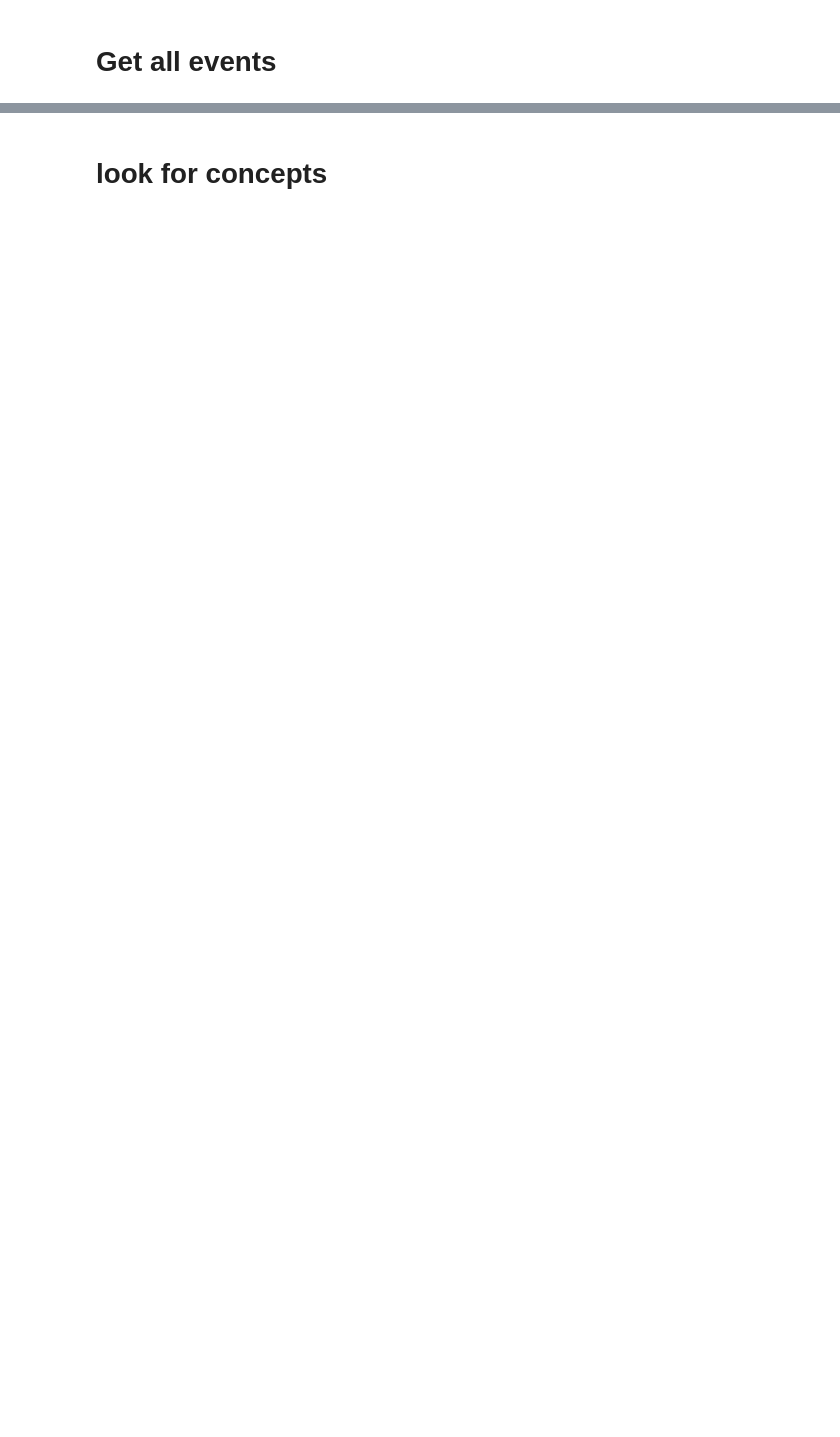
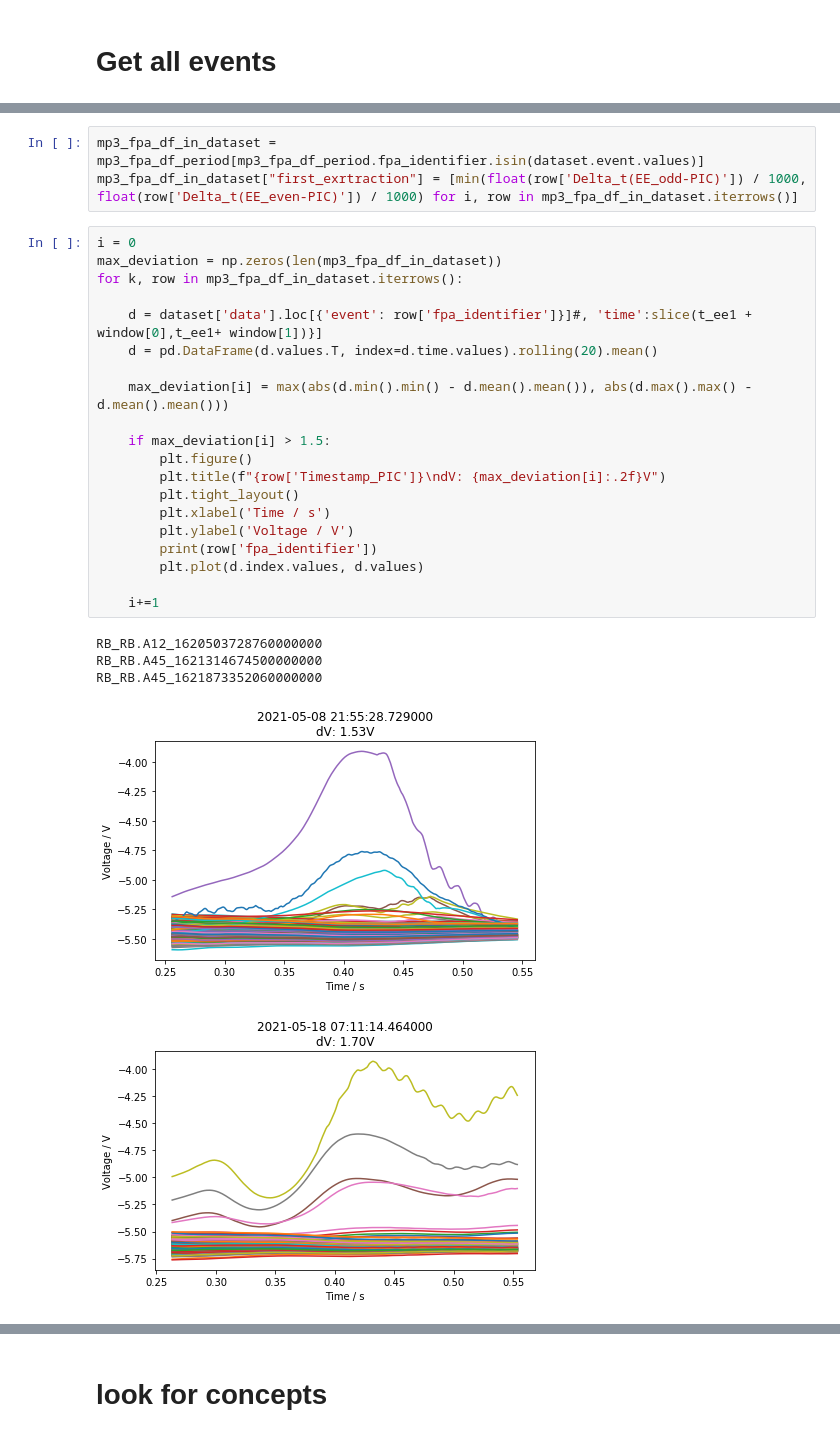
Before and after one commit to cobermai/lhc_anomaly_detection, a Jupyter notebook: notebooks/RB_FPA_analysis_prim_quench.ipynb, the cells around one changed output, grey strips where cells are left out. Saved outputs shown, nothing was run; the diff lists cells and outputs as text; blank space fills up the shorter version.

```diff
--- a/notebooks/RB_FPA_analysis_prim_quench.ipynb
+++ b/notebooks/RB_FPA_analysis_prim_quench.ipynb
@@ -349,0 +259,29 @@ RB_RB.A56_1623561878880000000
+# %%
+mp3_fpa_df_in_dataset = mp3_fpa_df_period[mp3_fpa_df_period.fpa_identifier.isin(dataset.event.values)]
+mp3_fpa_df_in_dataset["first_exrtraction"] = [min(float(row['Delta_t(EE_odd-PIC)']) / 1000, float(row['Delta_t(EE_even-PIC)']) / 1000) for i, row in mp3_fpa_df_in_dataset.iterrows()]
+# %%
+i = 0
+max_deviation = np.zeros(len(mp3_fpa_df_in_dataset))
+for k, row in mp3_fpa_df_in_dataset.iterrows():
+
+    d = dataset['data'].loc[{'event': row['fpa_identifier']}]#, 'time':slice(t_ee1 + window[0],t_ee1+ window[1])}]
+    d = pd.DataFrame(d.values.T, index=d.time.values).rolling(20).mean()
+
+    max_deviation[i] = max(abs(d.min().min() - d.mean().mean()), abs(d.max().max() - d.mean().mean()))
+
+    if max_deviation[i] > 1.5:
+        plt.figure()
+        plt.title(f"{row['Timestamp_PIC']}\ndV: {max_deviation[i]:.2f}V")
+        plt.tight_layout()
+        plt.xlabel('Time / s')
+        plt.ylabel('Voltage / V')
+        print(row['fpa_identifier'])
+        plt.plot(d.index.values, d.values)
+
+    i+=1
+# %% [output]
+RB_RB.A12_1620503728760000000
+RB_RB.A45_1621314674500000000
+RB_RB.A45_1621873352060000000
+[figure, added]
+[figure, added]
```
Also changed, not shown: parts of 40 cells of this notebook, 11 other files.
